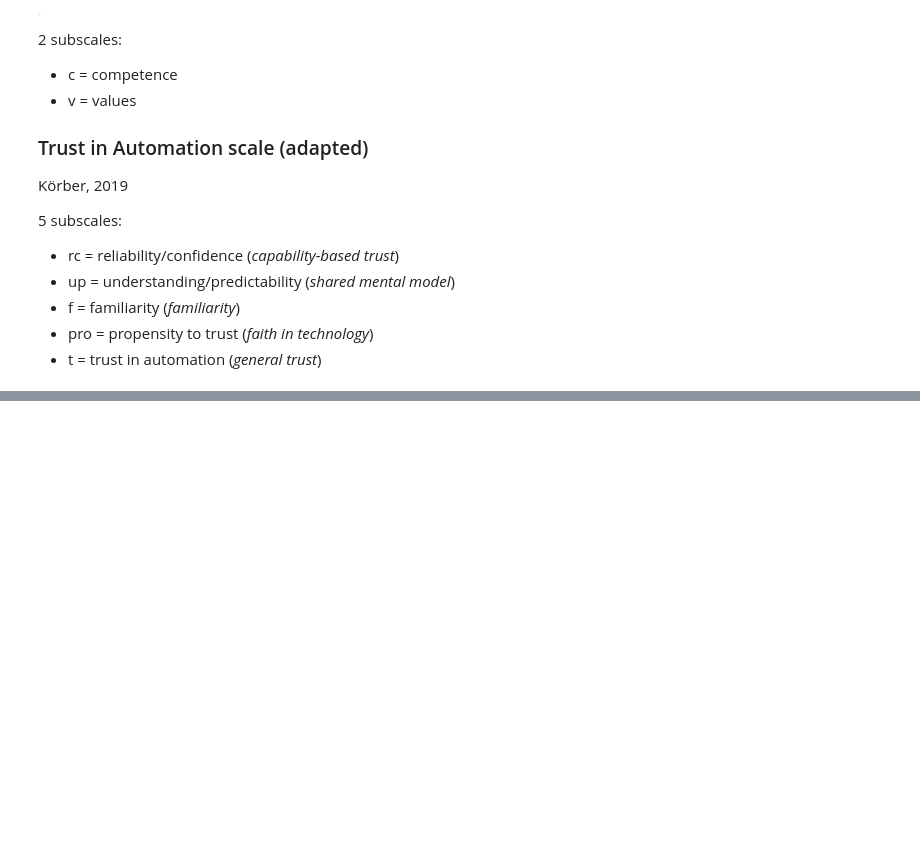
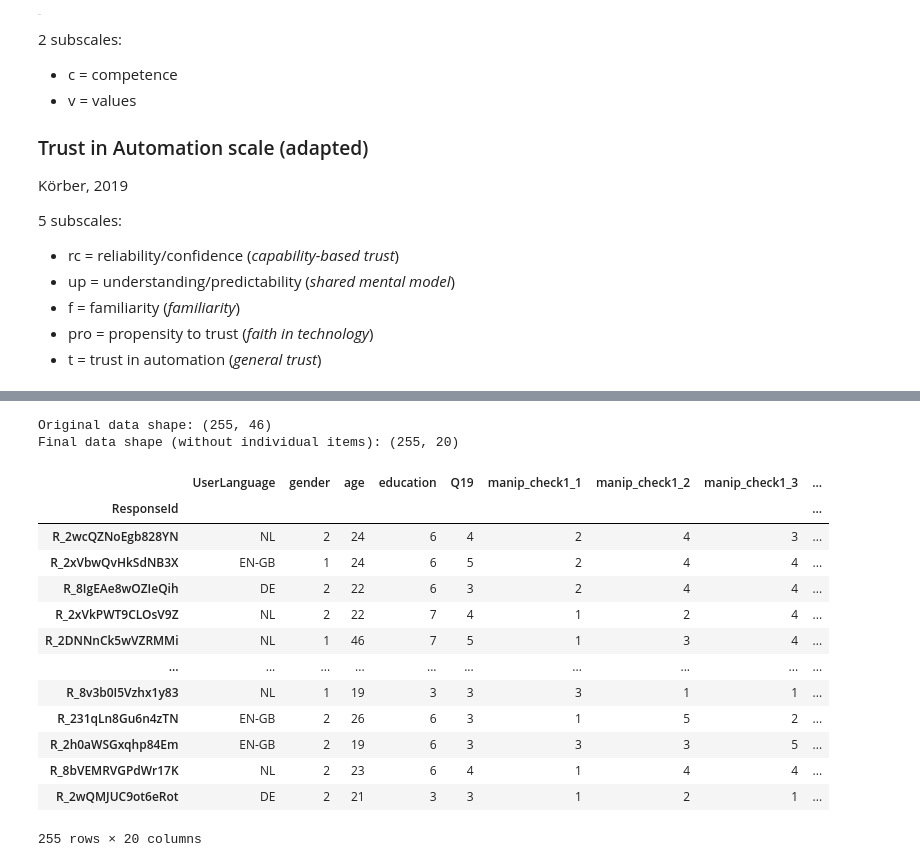
Before and after one commit to TimWiesner99/thesis-analysis, a Jupyter notebook: processing/preprocessing.ipynb, the cells around one changed output, grey strips where cells are left out. Cells and saved outputs as stored; diff of their text form; code cells hidden in the pictures; blank space fills up the shorter version.

Commit message:
computed scales

```diff
--- a/processing/preprocessing.ipynb
+++ b/processing/preprocessing.ipynb
@@ -181,3 +181,22 @@ Körber, 2019
 - f = familiarity (*familiarity*)
 - pro = propensity to trust (*faith in technology*)
 - t = trust in automation (*general trust*)
+# %%
+# Load question metadata to understand scales and inversion requirements
+questions = pd.read_csv("../data/questions.csv")
+
+# Filter to only items that belong to a scale (have a subscale defined)
+scale_items = questions[questions['subscale'].notna() & (questions['subscale'] != '')]
+
+# Group items by subscale to understand which items belong to each scale
+scale_groups = scale_items.groupby('subscale')
+
+print("Scale composition:")
+for scale_name, items in scale_groups:
+    item_list = items['item'].tolist()
+    inversions = items['inverted'].tolist()
+    print(f"\n{scale_name}: {len(item_list)} items")
+    print(f"  Items: {', '.join(item_list)}")
+    inverted_items = [item for item, inv in zip(item_list, inversions) if inv == 1]
+    if inverted_items:
+        print(f"  Inverted: {', '.join(inverted_items)}")
@@ -183,0 +302,40 @@ Körber, 2019
+# %%
+# Create final dataframe with scale scores and demographic/metadata variables
+# Keep: demographics, experimental condition, page_submit, manipulation checks, and computed scales
+# Drop: individual scale items (but NOT manipulation checks)
+
+# Get list of individual scale items to drop (exclude manipulation checks)
+scale_items_to_drop = questions[
+    (questions['subscale'].notna()) &
+    (questions['subscale'] != '')
+]['item'].tolist()
+
+# Keep only columns that are NOT individual scale items
+columns_to_keep = [col for col in data_with_scales.columns if col not in scale_items_to_drop]
+
+# Create final dataframe
+data_scales = data_with_scales[columns_to_keep].copy()
+
+print(f"Original data shape: {data.shape}")
+print(f"Final data shape (without individual items): {data_scales.shape}")
+
+data_scales.to_csv('../data/data_scales.csv', header=True, index=True)
+
+data_scales
+# %% [output]
+Original data shape: (255, 46)
+Final data shape (without individual items): (255, 20)
+|  | UserLanguage | gender | age | education | Q19 | manip_check1_1 | manip_check1_2 | manip_check1_3 | ... |
+| ResponseId |  |  |  |  |  |  |  |  | ... |
+| R_2wcQZNoEgb828YN | NL | 2 | 24 | 6 | 4 | 2 | 4 | 3 | ... |
+| R_2xVbwQvHkSdNB3X | EN-GB | 1 | 24 | 6 | 5 | 2 | 4 | 4 | ... |
+| R_8IgEAe8wOZIeQih | DE | 2 | 22 | 6 | 3 | 2 | 4 | 4 | ... |
+| R_2xVkPWT9CLOsV9Z | NL | 2 | 22 | 7 | 4 | 1 | 2 | 4 | ... |
+| R_2DNNnCk5wVZRMMi | NL | 1 | 46 | 7 | 5 | 1 | 3 | 4 | ... |
+| ... | ... | ... | ... | ... | ... | ... | ... | ... | ... |
+| R_8v3b0I5Vzhx1y83 | NL | 1 | 19 | 3 | 3 | 3 | 1 | 1 | ... |
+| R_231qLn8Gu6n4zTN | EN-GB | 2 | 26 | 6 | 3 | 1 | 5 | 2 | ... |
+| R_2h0aWSGxqhp84Em | EN-GB | 2 | 19 | 6 | 3 | 3 | 3 | 5 | ... |
+| R_8bVEMRVGPdWr17K | NL | 2 | 23 | 6 | 4 | 1 | 4 | 4 | ... |
+| R_2wQMJUC9ot6eRot | DE | 2 | 21 | 3 | 3 | 1 | 2 | 1 | ... |
+255 rows × 20 columns
```
Also changed, not shown: parts of 2 cells of this notebook, 2 other files.
